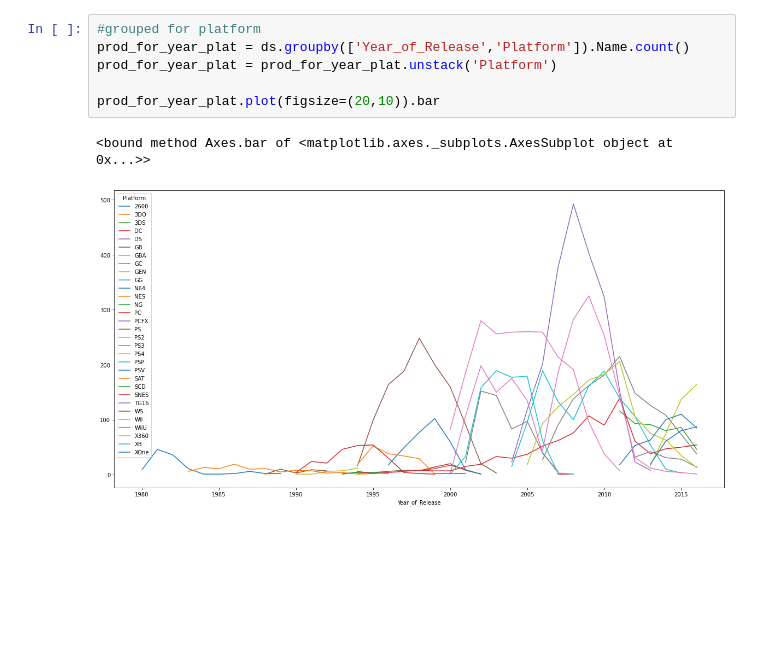
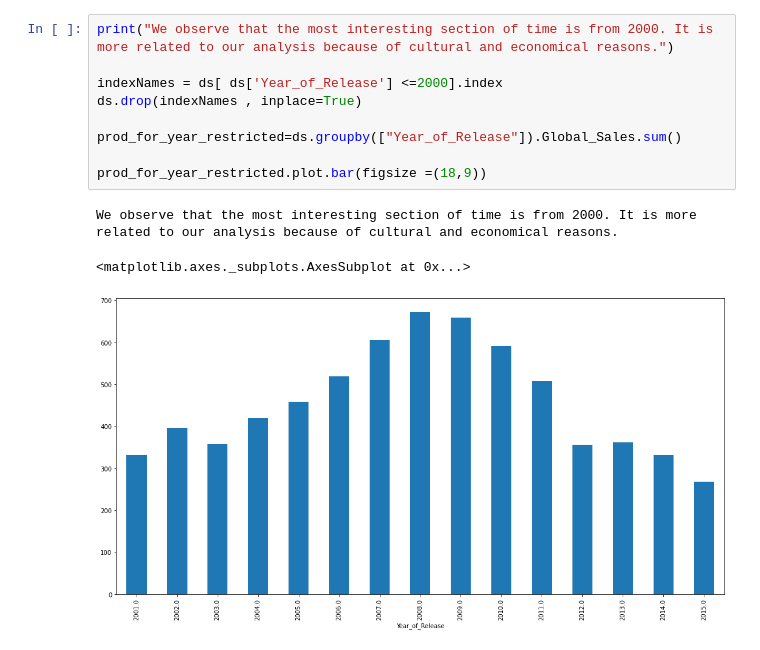
Before and after one commit to Pellys/FDSProject, a Jupyter notebook: FDSProject.ipynb, the cells around one changed output. Cells and saved outputs as stored; diff of their text form; blank space fills up the shorter version.

```diff
--- a/FDSProject.ipynb
+++ b/FDSProject.ipynb
@@ -38,9 +38,13 @@ prod_for_year.plot(figsize=(20,10)).bar
-# %%
-#grouped for platform
-prod_for_year_plat = ds.groupby(['Year_of_Release','Platform']).Name.count()
-prod_for_year_plat = prod_for_year_plat.unstack('Platform')
-
-prod_for_year_plat.plot(figsize=(20,10)).bar
-# %% [output]
-<bound method Axes.bar of <matplotlib.axes._subplots.AxesSubplot object at 0x...>>
-[figure, removed]
+# %%
+print("We observe that the most interesting section of time is from 2000. It is more related to our analysis because of cultural and economical reasons.")
+
+indexNames = ds[ ds['Year_of_Release'] <=2000].index
+ds.drop(indexNames , inplace=True)
+
+prod_for_year_restricted=ds.groupby(["Year_of_Release"]).Global_Sales.sum()
+
+prod_for_year_restricted.plot.bar(figsize =(18,9))
+# %% [output]
+We observe that the most interesting section of time is from 2000. It is more related to our analysis because of cultural and economical reasons.
+<matplotlib.axes._subplots.AxesSubplot at 0x...>
+[figure, added]
```
Also changed, not shown: parts of 5 cells of this notebook.
